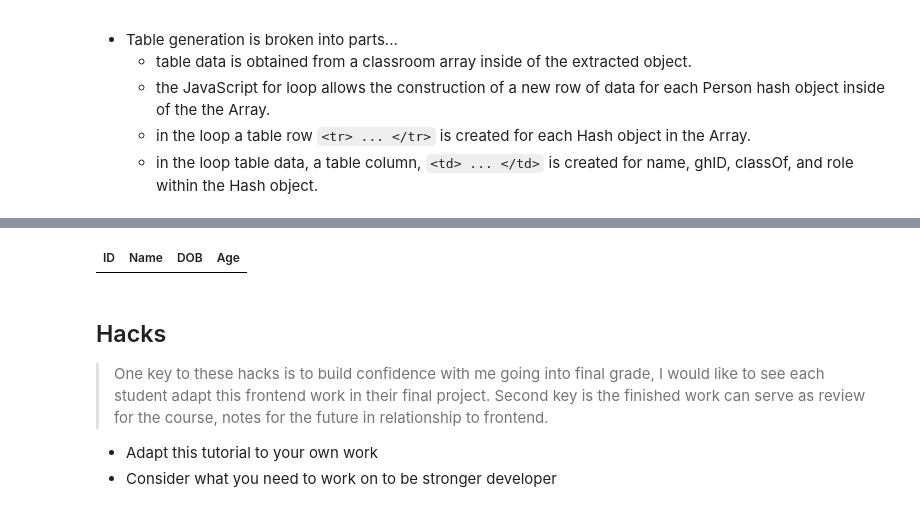
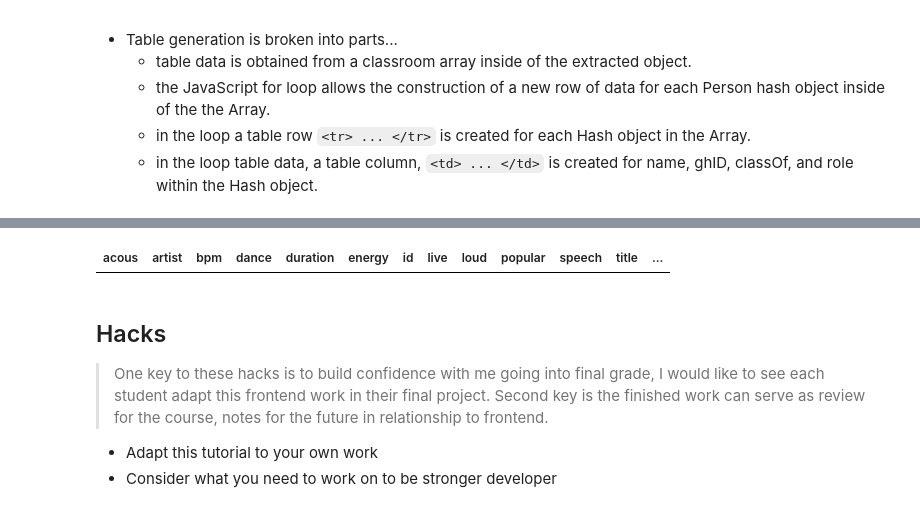
Before and after one commit to jiya-sav/jiya_repository, a Jupyter notebook: _notebooks/2023-05-11-PBL-javascript_tutorial.ipynb, the cells around one changed output, grey strips where cells are left out. Saved outputs shown, nothing was run; the diff lists cells and outputs as text; code cells hidden in the pictures.

```diff
--- a/_notebooks/2023-05-11-PBL-javascript_tutorial.ipynb
+++ b/_notebooks/2023-05-11-PBL-javascript_tutorial.ipynb
@@ -466,47 +466,72 @@ for (var row of classroom) {
     <link rel="stylesheet" type="text/css" href="https://cdn.datatables.net/1.10.25/css/jquery.dataTables.min.css">
     <script type="text/javascript" language="javascript" src="https://code.jquery.com/jquery-3.6.0.min.js"></script>
     <script type="text/javascript" language="javascript" src="https://cdn.datatables.net/1.10.25/js/jquery.dataTables.min.js"></script>
-</head>
+     </head>
 <table id="flaskTable" class="table" style="width:100%">
     <thead id="flaskHead">
         <tr>
-            <th>ID</th>
-            <th>Name</th>
-            <th>DOB</th>
-            <th>Age</th>
+        <th>acous</th>
+        <th>artist</th>
+        <th>bpm</th>
+        <th>dance</th>
+        <th>duration</th>
+        <th>energy</th>
+        <th>id</th>
+        <th>live</th>
+        <th>loud</th>
+        <th>popular</th>
+        <th>speech</th>
+        <th>title</th>
+        <th>genre</th>
+        <th>valence</th>
+        <th>year</th>
         </tr>
     </thead>
     <tbody id="flaskBody"></tbody>
 </table>
 
 <script>
   $(document).ready(function() {
-    fetch('https://flask.nighthawkcodingsociety.com/api/users/', { mode: 'cors' })
+    fetch('https://playourshiny.duckdns.org/songdatabase', { mode: 'cors' })
     .then(response => {
       if (!response.ok) {
+          alert("failed");
         throw new Error('API response failed');
       }
       return response.json();
     })
     .then(data => {
       for (const row of data) {
         // BUG warning/resolution - DataTable requires row to be single append
         $('#flaskBody').append('<tr><td>' +
-            row.id + '</td><td>' +
-            row.name + '</td><td>' +
-            row.dob + '</td><td>' +
-            row.age + '</td></tr>');
+                               row.acousticness + '</td><td>' +
+                               row.artist + '</td><td>' +
+                               row.bpm + '</td><td>' +
+                               row.danceability + '</td><td>' +
+                               row.duration + '</td><td>' +
+                               row.energy + '</td><td>' +
+                               row.id + '</td><td>' +
+                               row.liveness + '</td><td>' +
+                               row.loudness + '</td><td>' +
+                               row.popularity + '</td><td>' +
+                               row.speechiness + '</td><td>' +
+                               row.title + '</td><td>' +
+                               row.top_genre + '</td><td>' +
+                               row.valence + '</td><td>' +
+                               row.year + '</td><tr>'
+                              );
       }
       // BUG warning - Jupyter does not show Datatable controls, works on deployed GitHub pages
       $("#flaskTable").DataTable();
+
     })
     .catch(error => {
       console.error('Error:', error);
     });
   });
 </script>
 # %% [output]
-| ID | Name | DOB | Age |
+| acous | artist | bpm | dance | duration | energy | id | live | loud | popular | speech | title | ... |
 # %% [markdown]
 ## Hacks
 > One key to these hacks is to build confidence with me going into final grade, I would like to see each student adapt this frontend work in their final project.  Second key is the finished work can serve as review for the course, notes for the future in relationship to frontend.
```
Also changed, not shown: 3 other files.
